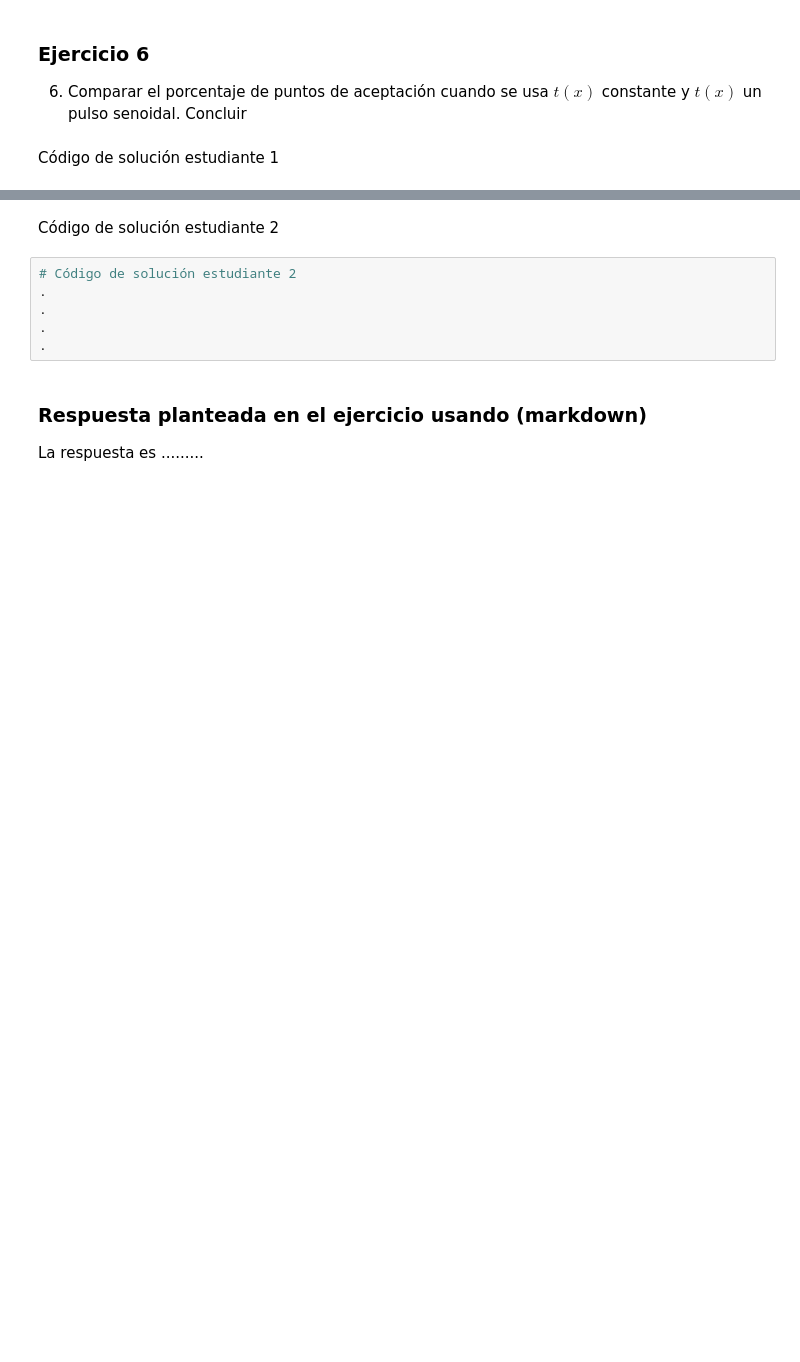
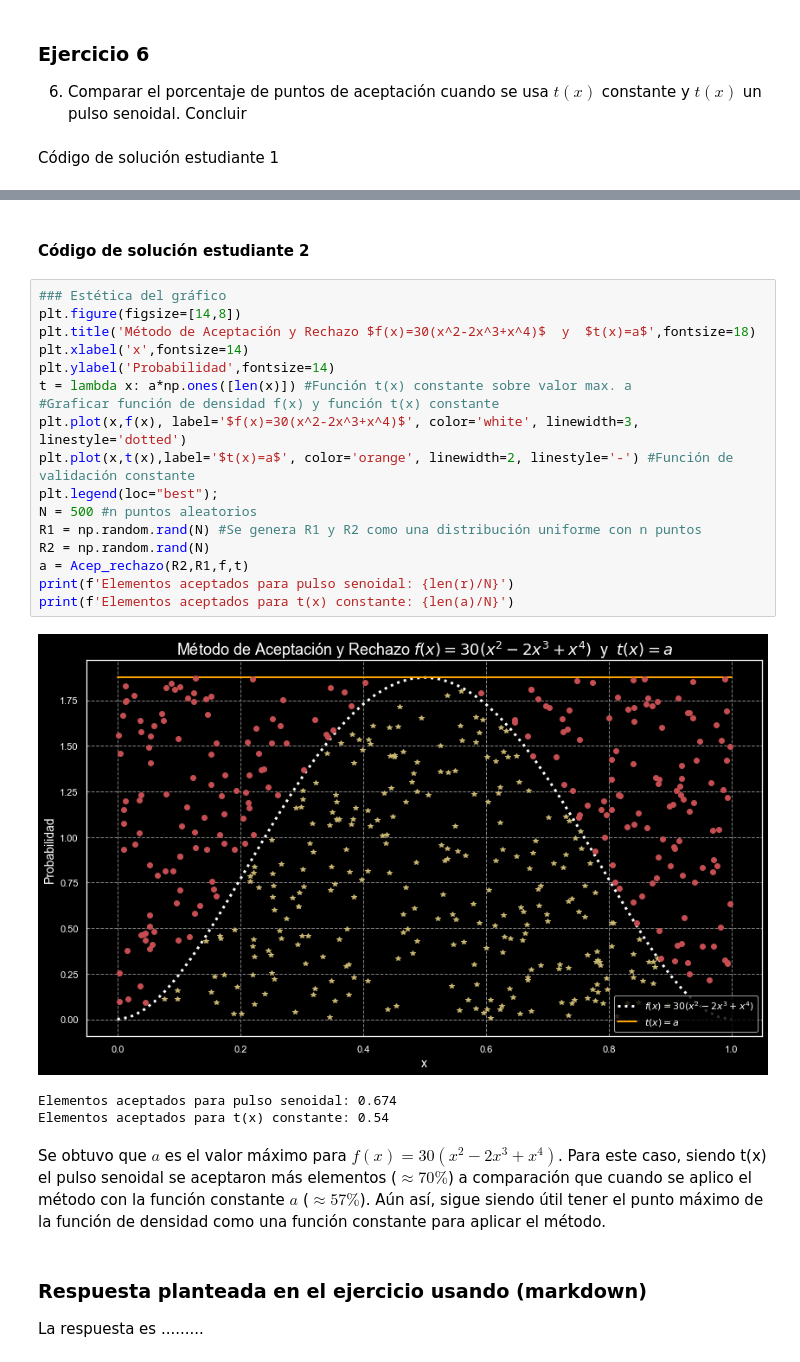
Before and after one commit to EMarquez7/Tarea6_MASanchez_EMarquez, a Jupyter notebook: Tarea 6.ipynb, the cells around one changed output, grey strips where cells are left out. Saved outputs shown, nothing was run; the diff lists cells and outputs as text; blank space fills up the shorter version.

```diff
--- a/Tarea 6.ipynb
+++ b/Tarea 6.ipynb
@@ -145,11 +234,28 @@ Código de solución estudiante 1
 # %% [markdown]
-Código de solución estudiante 2
+#### Código de solución estudiante 2
-# %%
-# Código de solución estudiante 2
-.
-.
-.
-.
+# %%
+### Estética del gráfico
+plt.figure(figsize=[14,8])
+plt.title('Método de Aceptación y Rechazo $f(x)=30(x^2-2x^3+x^4)$  y  $t(x)=a$',fontsize=18)
+plt.xlabel('x',fontsize=14)
+plt.ylabel('Probabilidad',fontsize=14)
+t = lambda x: a*np.ones([len(x)]) #Función t(x) constante sobre valor max. a
+#Graficar función de densidad f(x) y función t(x) constante
+plt.plot(x,f(x), label='$f(x)=30(x^2-2x^3+x^4)$', color='white', linewidth=3, linestyle='dotted')
+plt.plot(x,t(x),label='$t(x)=a$', color='orange', linewidth=2, linestyle='-') #Función de validación constante
+plt.legend(loc="best");
+N = 500 #n puntos aleatorios
+R1 = np.random.rand(N) #Se genera R1 y R2 como una distribución uniforme con n puntos
+R2 = np.random.rand(N)
+a = Acep_rechazo(R2,R1,f,t)
+print(f'Elementos aceptados para pulso senoidal: {len(r)/N}')
+print(f'Elementos aceptados para t(x) constante: {len(a)/N}')
+# %% [output]
+[figure, added]
+Elementos aceptados para pulso senoidal: 0.674
+Elementos aceptados para t(x) constante: 0.54
+# %% [markdown]
+Se obtuvo que $a$ es el valor máximo para $f(x)=30(x^2-2x^3+x^4)$. Para este caso, siendo t(x) el pulso senoidal se aceptaron más elementos ($\approx 70\%$) a comparación que cuando se aplico el método con la función constante $a$ ($\approx 57\%$). Aún así, sigue siendo útil tener el punto máximo de la función de densidad como una función constante para aplicar el método.
 # %% [markdown]
 ### Respuesta planteada en el ejercicio usando (markdown)
  La respuesta es .........
```
Also changed, not shown: parts of 39 cells of this notebook.
